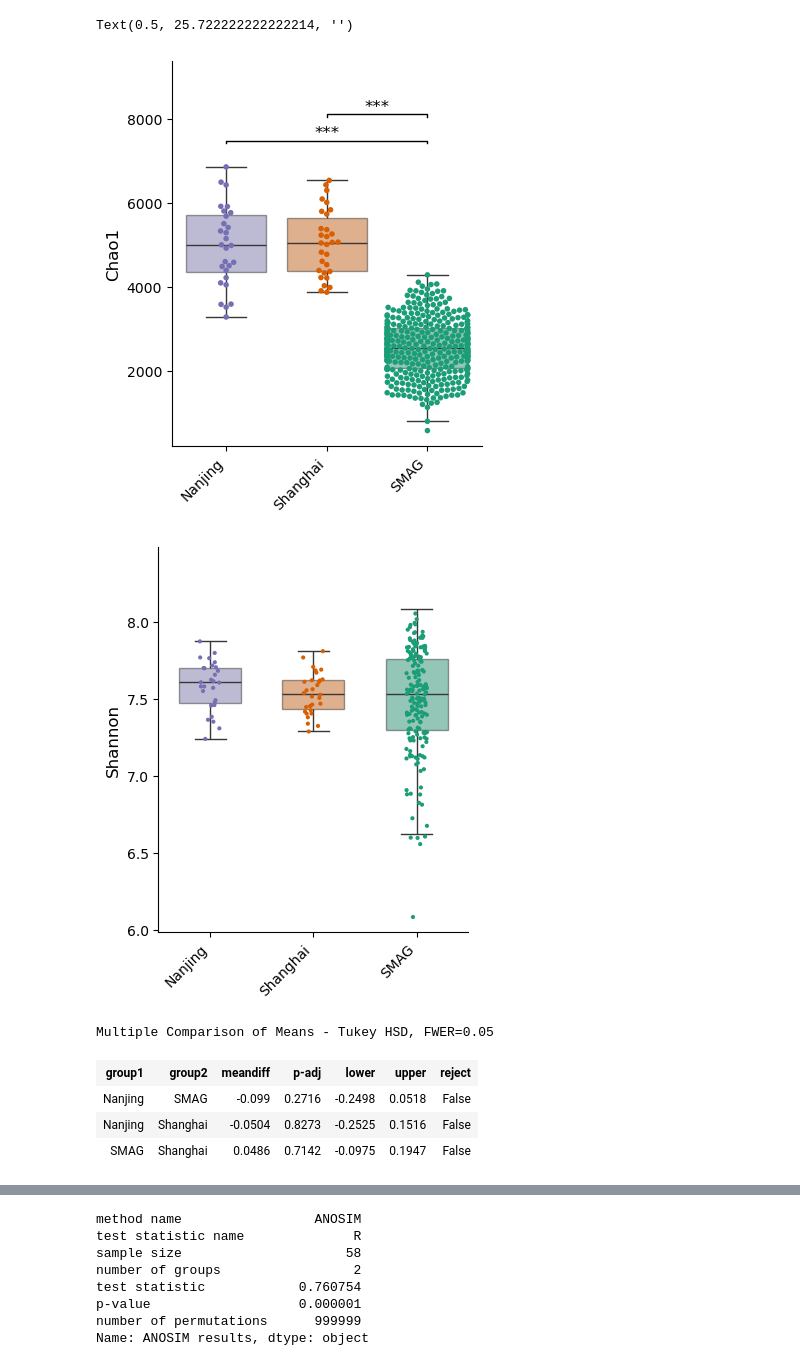
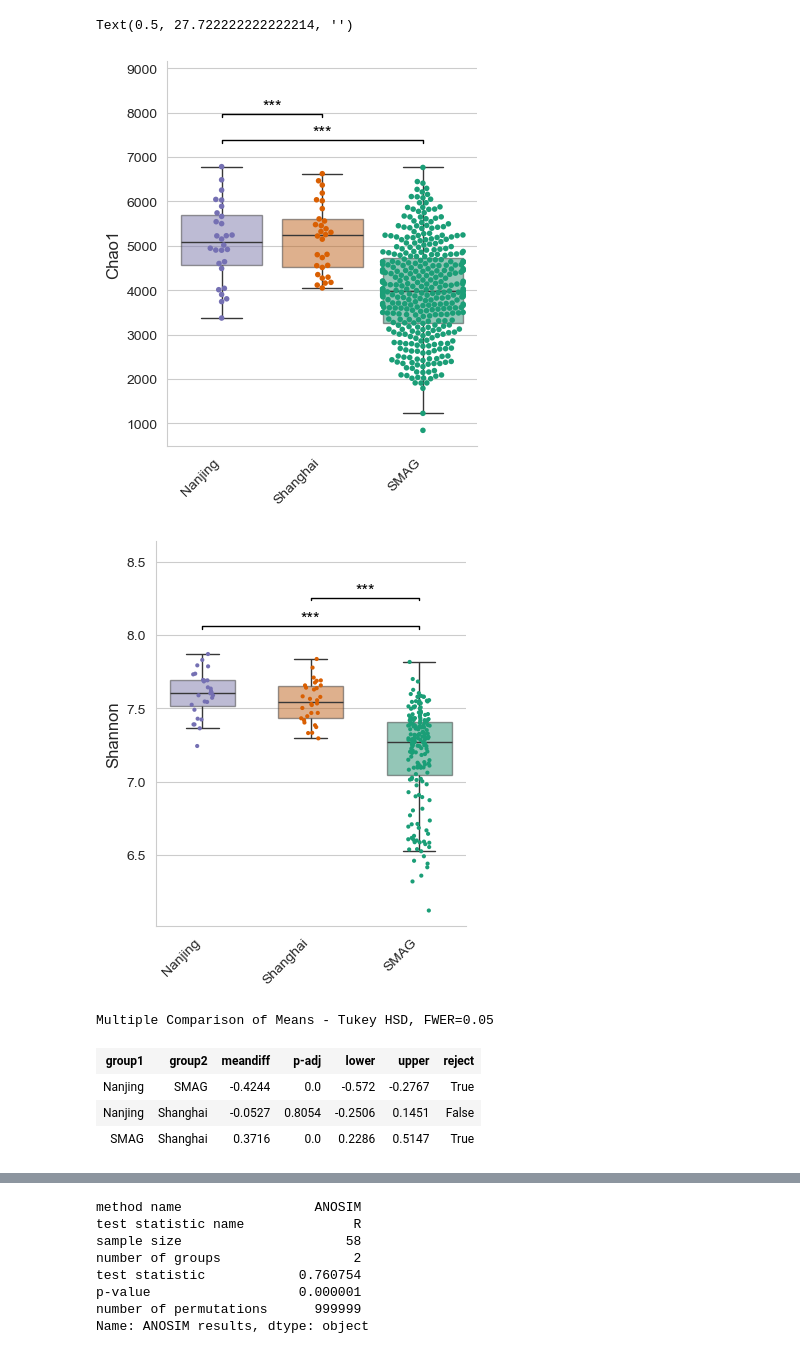
Before and after one commit to BigDataBiology/Duan2026_urban_soil, a Jupyter notebook: analysis/figure1/figure1.ipynb, the cells around one changed output, grey strips where cells are left out. Saved outputs shown, nothing was run; the diff lists cells and outputs as text; code cells hidden in the pictures.

```diff
--- a/analysis/figure1/figure1.ipynb
+++ b/analysis/figure1/figure1.ipynb
@@ -6,6 +6,7 @@ import numpy as np
 from scipy import stats
 import matplotlib.pyplot as plt
 plt.rcParams['svg.fonttype'] = 'none'
+sns.set_style('whitegrid')
 from statsmodels.stats.multicomp import pairwise_tukeyhsd
 import numpy as np
 from skbio.diversity import beta_diversity
@@ -272,4 +144,4 @@ result
 # %%
-df = pd.read_csv('../pre-calculated_data/alpha_diversity.csv')
+df = pd.read_csv('../pre-calculated_data/alpha_diversity.csv').set_index("sample")
 df
 # %% [output]
@@ -288,0 +162,3 @@ df
+# %%
+df = df[df["Site"] != "Dog"]
+df
@@ -288,0 +180,5 @@ df
+# %%
+df_without_smag = df[df["Site"] != "SMAG"]
+df_smag = df[df["Site"] == "SMAG"].sample(frac=0.5)
+df_sampled = pd.concat([df_without_smag, df_smag])
+df_sampled
@@ -296,10 +207,10 @@ custom_palette = {
 fig, ax = plt.subplots(figsize=(4, 5))
 sns.boxplot(data=df, x="Site", y="chao1", color='white', hue="Site",
              palette=custom_palette,boxprops=dict(alpha=0.5),
-            showfliers=False, ax=ax)
+            showfliers=False, ax=ax, order=["Nanjing", "Shanghai", "SMAG"])
 
 sns.swarmplot(data=df, x="Site", y="chao1", hue="Site",
-             palette=custom_palette, ax=ax,size=4)
+             palette=custom_palette, ax=ax,size=4, order=["Nanjing", "Shanghai", "SMAG"])
 
 tukey = pairwise_tukeyhsd(endog=df['chao1'], groups=df['Site'], alpha=0.05)
 summary = tukey.summary()
@@ -349,8 +260,8 @@ ax.spines['right'].set_visible(False)
 ax.set_ylabel('Chao1', fontsize=12)
 ax.set_xlabel('')
 # %% [output]
-Text(0.5, 25.722222222222214, '')
+Text(0.5, 27.722222222222214, '')
-[figure, old version]
+[figure, new version]
 # %%
 custom_palette = {
     'Nanjing': '#7570b3',
@@ -361,10 +272,10 @@ custom_palette = {
 fig, ax = plt.subplots(figsize=(4, 5))
 sns.boxplot(data=df, x="Site", y="shannon", color='white', hue="Site",
              palette=custom_palette,boxprops=dict(alpha=0.5),
-            showfliers=False, ax=ax, width=0.6)
+            showfliers=False, ax=ax, width=0.6, order=["Nanjing", "Shanghai", "SMAG"])
 
 sns.stripplot(data=df_sampled, x="Site", y="shannon", hue="Site",
-             palette=custom_palette, ax=ax,size=3, jitter=True)
+             palette=custom_palette, ax=ax,size=3, jitter=True, order=["Nanjing", "Shanghai", "SMAG"])
 
 tukey = pairwise_tukeyhsd(endog=df['shannon'], groups=df['Site'], alpha=0.05)
 summary = tukey.summary()
@@ -378,7 +289,7 @@ for i in range(1, len(summary.data)):
         p_val = float(row[3])
         significant_pairs.append( (group1, group2, p_val) )
 
-group_order = df['Site'].unique()
+group_order = ["Nanjing", "Shanghai", "SMAG"]
 x_positions = {group: idx for idx, group in enumerate(group_order)}
 
 y_max = df['shannon'].max()
@@ -388,42 +299,42 @@ current_level = 1
 line_props = {'color': 'black', 'linewidth': 1, 'transform': ax.transData}
 for pair in significant_pairs:
     group1, group2, p_val = pair
     x1 = x_positions[group1]
     x2 = x_positions[group2]
     if p_val < 0.001:
         symbol = '***'
     elif p_val < 0.01:
         symbol = '**'
     elif p_val < 0.05:
         symbol = '*'
     else:
         symbol = "ns"
     y_top = y_max + (vertical_offset * current_level)
     y_line = y_top - 0.1 * vertical_offset
     ax.plot([x1, x1, x2, x2],
             [y_line, y_top, y_top, y_line], **line_props)
     ax.text((x1+x2)/2, y_top, symbol,
             ha='center', va='bottom',
             fontsize=12, color='black')
     current_level += 1
 
 ax.set_ylim(top=y_max + vertical_offset * (current_level + 1))
 ax.set_xticklabels(ax.get_xticklabels(), rotation=45, ha='right')
 ax.spines['top'].set_visible(False)
 ax.spines['right'].set_visible(False)
 ax.set_ylabel('Shannon', fontsize=12)
 ax.set_xlabel('')
 plt.savefig('shannon_stripplot.svg')
 # %% [output]
-[figure, old version]
+[figure, new version]
 # %%
 summary
 # %% [output]
 Multiple Comparison of Means - Tukey HSD, FWER=0.05
 | group1 | group2 | meandiff | p-adj | lower | upper | reject |
-| Nanjing | SMAG | -0.099 | 0.2716 | -0.2498 | 0.0518 | False |
-| Nanjing | Shanghai | -0.0504 | 0.8273 | -0.2525 | 0.1516 | False |
-| SMAG | Shanghai | 0.0486 | 0.7142 | -0.0975 | 0.1947 | False |
+| Nanjing | SMAG | -0.4244 | 0.0 | -0.572 | -0.2767 | True |
+| Nanjing | Shanghai | -0.0527 | 0.8054 | -0.2506 | 0.1451 | False |
+| SMAG | Shanghai | 0.3716 | 0.0 | 0.2286 | 0.5147 | True |
 # %%
 df['-log(simpson)'] = -np.log(df['simpson'])
 df
```
Also changed, not shown: parts of 26 cells of this notebook, 3 other files.
